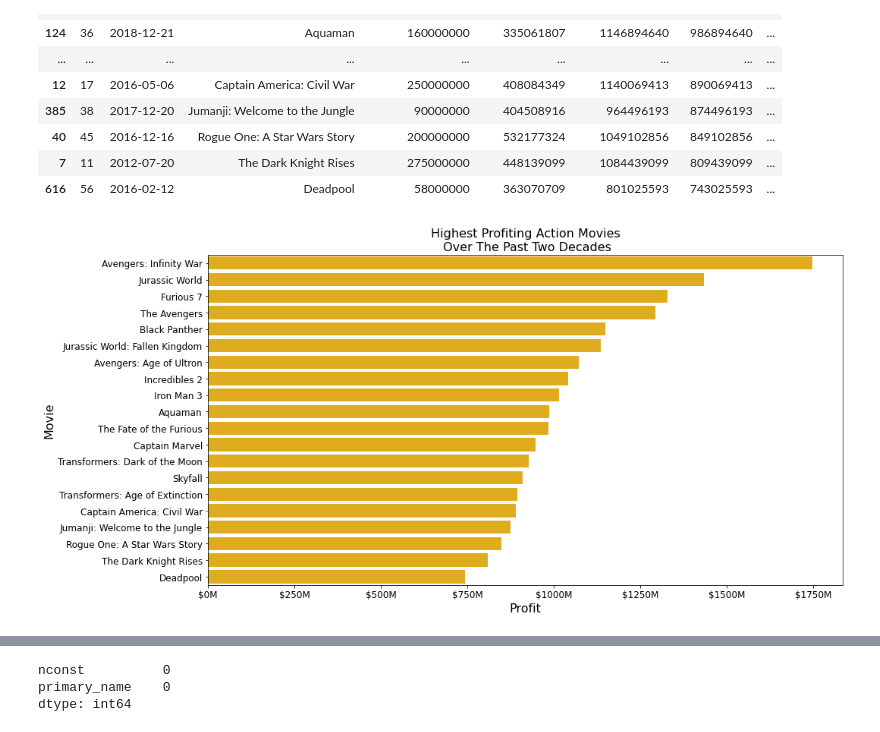
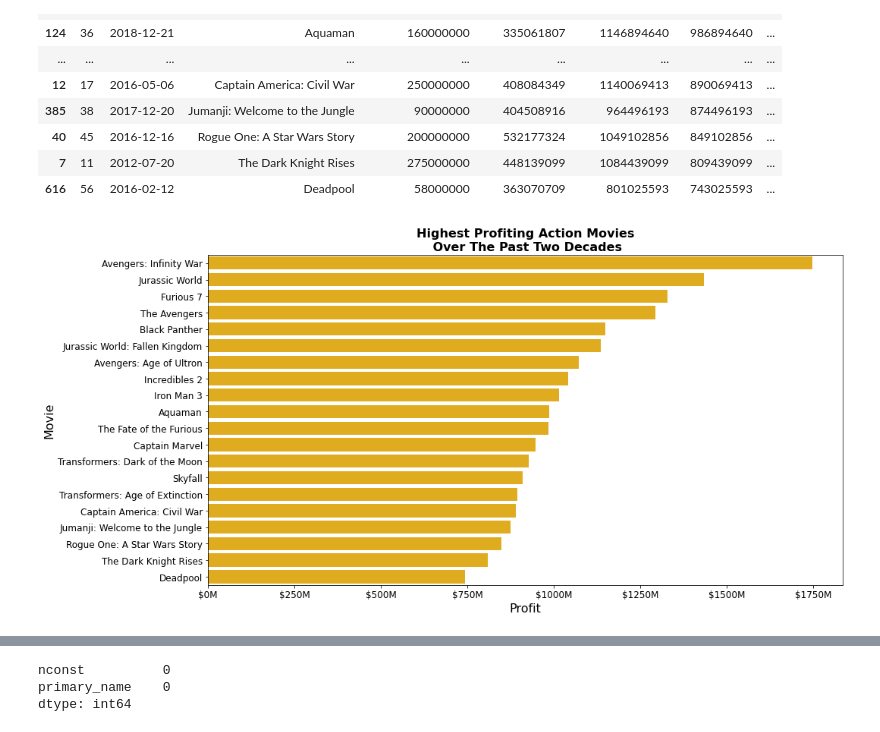
Before and after one commit to paul-lindquist/microsoft-studio-movie-analysis, a Jupyter notebook: data_parsing.ipynb, the cells around one changed output, grey strips where cells are left out. Cells and saved outputs as stored; diff of their text form; code cells hidden in the pictures.

```diff
--- a/data_parsing.ipynb
+++ b/data_parsing.ipynb
@@ -73,20 +73,20 @@ highest20df
 # %%
 from matplotlib.ticker import FuncFormatter
 def millions(y, pos):
     return '$%1.0fM' % (y*1e-6)
 
 stevenmoviefig, ax = plt.subplots(figsize=(15,8))
 sns.barplot(y = highest20df['movie'], x = highest20df['total_profit'], color='#ffbb00')
-ax.set_title('Highest Profiting Action Movies\n Over The Past Two Decades', fontsize= 16)
+ax.set_title('Highest Profiting Action Movies\n Over The Past Two Decades', fontsize= 16, weight=900)
 ax.set_xlabel('Profit', fontsize= 16)
 ax.set_ylabel('Movie', fontsize= 16)
 formatter = FuncFormatter(millions)
 ax.xaxis.set_major_formatter(formatter)
 plt.xticks(fontsize=12)
-plt.yticks(fontsize=12)
-plt.savefig('stevenmoviefig.jpg', dpi=300, bbox_inches='tight');
+plt.yticks(fontsize=12);
+#plt.savefig('stevenmoviefig.jpg', dpi=300, bbox_inches='tight');
 # %% [output]
-[figure, old version]
+[figure, new version]
 # %%
 namesdf
 # %% [output]
```
Also changed, not shown: parts of 9 cells of this notebook, 1 other file.
